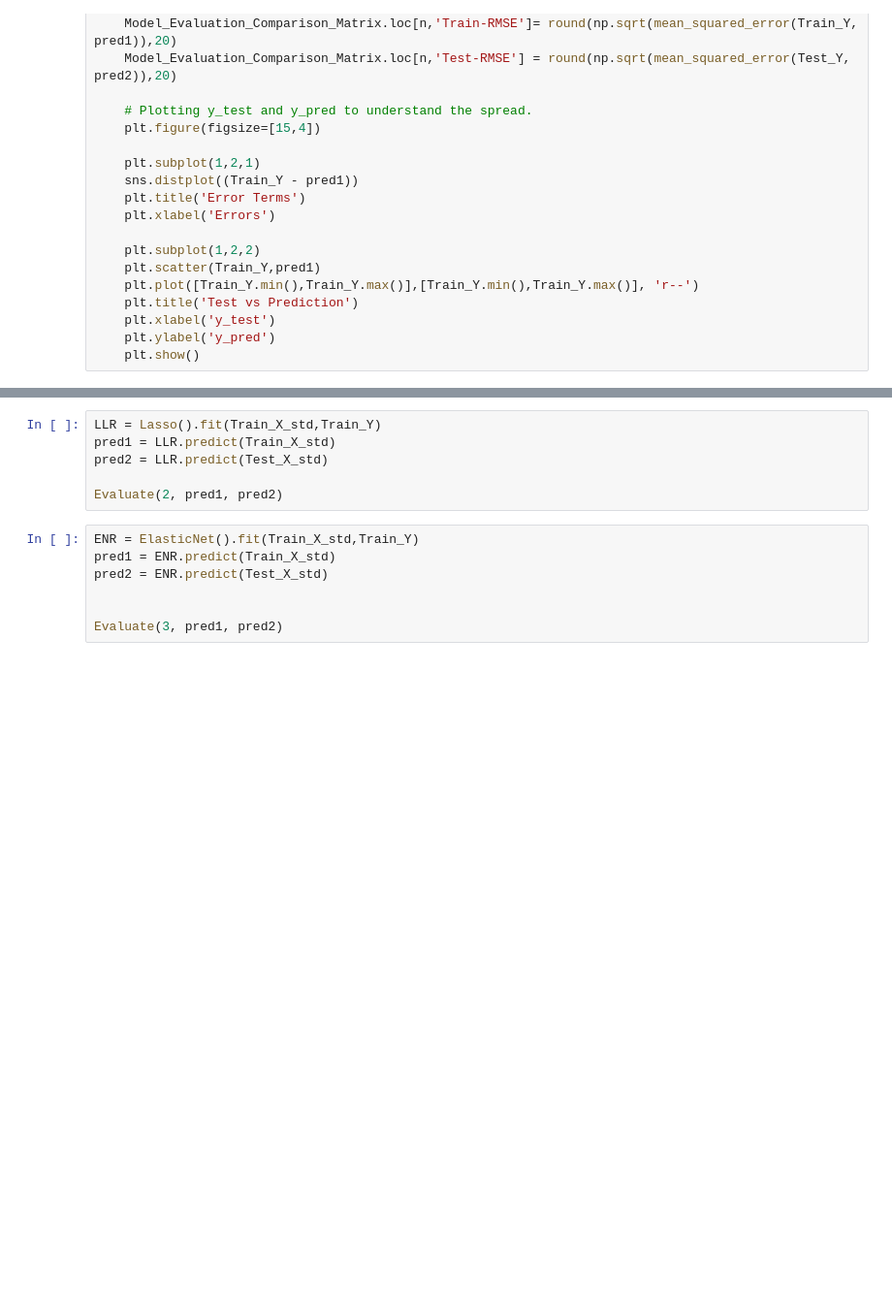
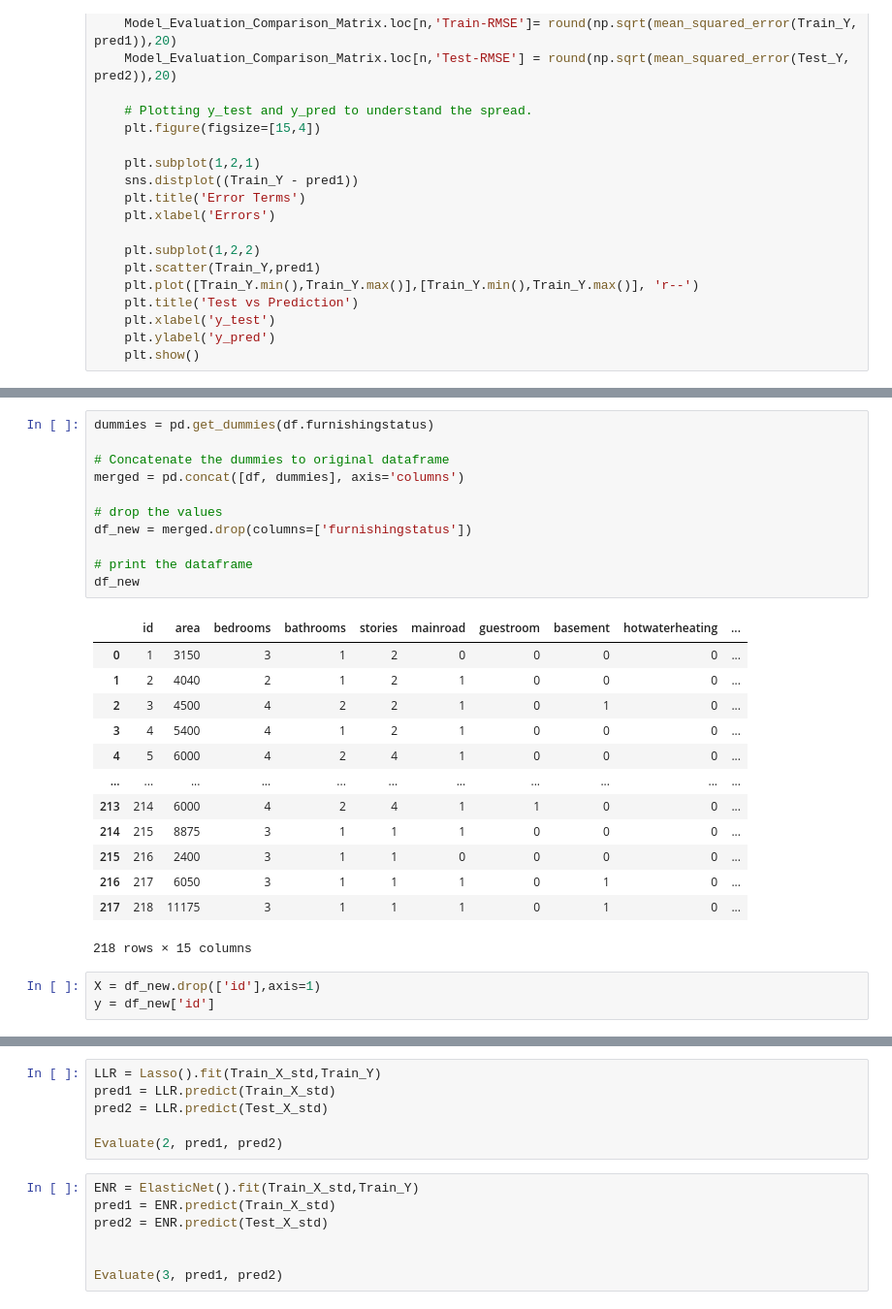
Before and after one commit to gowravmannem/HackAi_2024, a Jupyter notebook: Bruteforce.ipynb, the cells around one changed output, grey strips where cells are left out. Shown at 97% size. Saved outputs shown, nothing was run; the diff lists cells and outputs as text; blank space fills up the shorter version.

```diff
--- a/Bruteforce.ipynb
+++ b/Bruteforce.ipynb
@@ -154,0 +287,28 @@ Evaluate(0, pred1, pred2)
+# %%
+dummies = pd.get_dummies(df.furnishingstatus)
+
+# Concatenate the dummies to original dataframe
+merged = pd.concat([df, dummies], axis='columns')
+
+# drop the values
+df_new = merged.drop(columns=['furnishingstatus'])
+
+# print the dataframe
+df_new
+# %% [output]
+|  | id | area | bedrooms | bathrooms | stories | mainroad | guestroom | basement | hotwaterheating | ... |
+| 0 | 1 | 3150 | 3 | 1 | 2 | 0 | 0 | 0 | 0 | ... |
+| 1 | 2 | 4040 | 2 | 1 | 2 | 1 | 0 | 0 | 0 | ... |
+| 2 | 3 | 4500 | 4 | 2 | 2 | 1 | 0 | 1 | 0 | ... |
+| 3 | 4 | 5400 | 4 | 1 | 2 | 1 | 0 | 0 | 0 | ... |
+| 4 | 5 | 6000 | 4 | 2 | 4 | 1 | 0 | 0 | 0 | ... |
+| ... | ... | ... | ... | ... | ... | ... | ... | ... | ... | ... |
+| 213 | 214 | 6000 | 4 | 2 | 4 | 1 | 1 | 0 | 0 | ... |
+| 214 | 215 | 8875 | 3 | 1 | 1 | 1 | 0 | 0 | 0 | ... |
+| 215 | 216 | 2400 | 3 | 1 | 1 | 0 | 0 | 0 | 0 | ... |
+| 216 | 217 | 6050 | 3 | 1 | 1 | 1 | 0 | 1 | 0 | ... |
+| 217 | 218 | 11175 | 3 | 1 | 1 | 1 | 0 | 1 | 0 | ... |
+218 rows × 15 columns
+# %%
+X = df_new.drop(['id'],axis=1)
+y = df_new['id']
```
Also changed, not shown: parts of 14 cells of this notebook.
